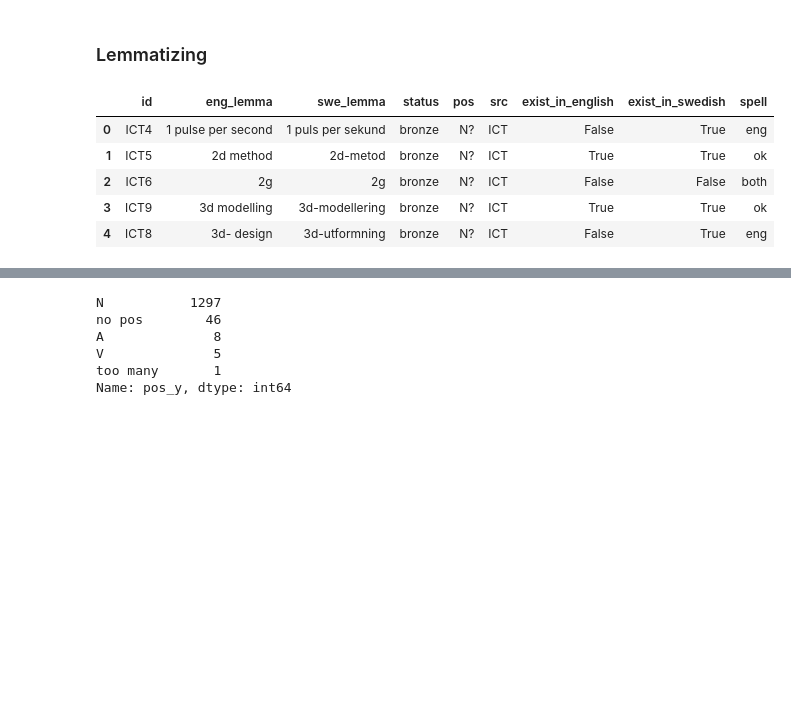
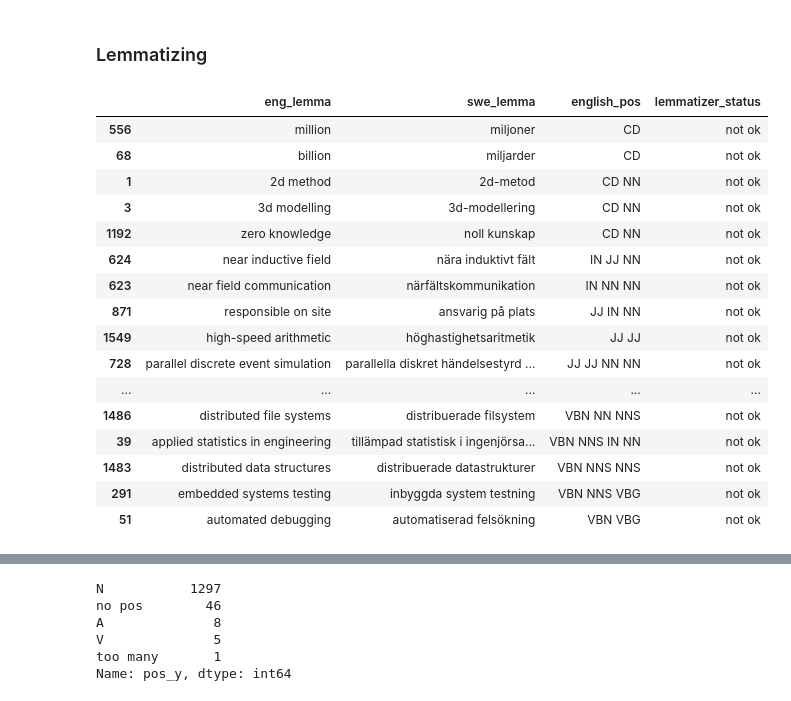
Before and after one commit to chickenThug/STUNDA, a Jupyter notebook: src/scripts/automatic_silver_to_gold.ipynb, the cells around one changed output, grey strips where cells are left out. Saved outputs shown, nothing was run; the diff lists cells and outputs as text; code cells hidden in the pictures; blank space fills up the shorter version.

Commit message:
improveed lemmatizatpin of english words

```diff
--- a/src/scripts/automatic_silver_to_gold.ipynb
+++ b/src/scripts/automatic_silver_to_gold.ipynb
@@ -108,14 +110,27 @@ Name: count, dtype: int64
 # %%
 df_exist["eng_lemma"], df_exist["lemmatizer_status"] = zip(*df_exist.apply(lambda x: custom_english_lemmatizer(x["eng_lemma"], x["english_pos"]), axis=1))
 
-df_exist.head()
+print(df_exist.lemmatizer_status.value_counts())
+
+df_exist[df_exist["lemmatizer_status"] == "not ok"][["eng_lemma", "swe_lemma", "english_pos", "lemmatizer_status"]].sort_values("english_pos")
 # %% [output]
-|  | id | eng_lemma | swe_lemma | status | pos | src | exist_in_english | exist_in_swedish | spell |
-| 0 | ICT4 | 1 pulse per second | 1 puls per sekund | bronze | N? | ICT | False | True | eng |
-| 1 | ICT5 | 2d method | 2d-metod | bronze | N? | ICT | True | True | ok |
-| 2 | ICT6 | 2g | 2g | bronze | N? | ICT | False | False | both |
-| 3 | ICT9 | 3d modelling | 3d-modellering | bronze | N? | ICT | True | True | ok |
-| 4 | ICT8 | 3d- design | 3d-utformning | bronze | N? | ICT | False | True | eng |
+|  | eng_lemma | swe_lemma | english_pos | lemmatizer_status |
+| 556 | million | miljoner | CD | not ok |
+| 68 | billion | miljarder | CD | not ok |
+| 1 | 2d method | 2d-metod | CD NN | not ok |
+| 3 | 3d modelling | 3d-modellering | CD NN | not ok |
+| 1192 | zero knowledge | noll kunskap | CD NN | not ok |
+| 624 | near inductive field | nära induktivt fält | IN JJ NN | not ok |
+| 623 | near field communication | närfältskommunikation | IN NN NN | not ok |
+| 871 | responsible on site | ansvarig på plats | JJ IN NN | not ok |
+| 1549 | high-speed arithmetic | höghastighetsaritmetik | JJ JJ | not ok |
+| 728 | parallel discrete event simulation | parallella diskret händelsestyrd ... | JJ JJ NN NN | not ok |
+| ... | ... | ... | ... | ... |
+| 1486 | distributed file systems | distribuerade filsystem | VBN NN NNS | not ok |
+| 39 | applied statistics in engineering | tillämpad statistisk i ingenjörsa... | VBN NNS IN NN | not ok |
+| 1483 | distributed data structures | distribuerade datastrukturer | VBN NNS NNS | not ok |
+| 291 | embedded systems testing | inbyggda system testning | VBN NNS VBG | not ok |
+| 51 | automated debugging | automatiserad felsökning | VBN VBG | not ok |
 # %%
 swedish_mapping = {
     "nn": "N",
```
Also changed, not shown: parts of 2 cells of this notebook, 1 other file.
